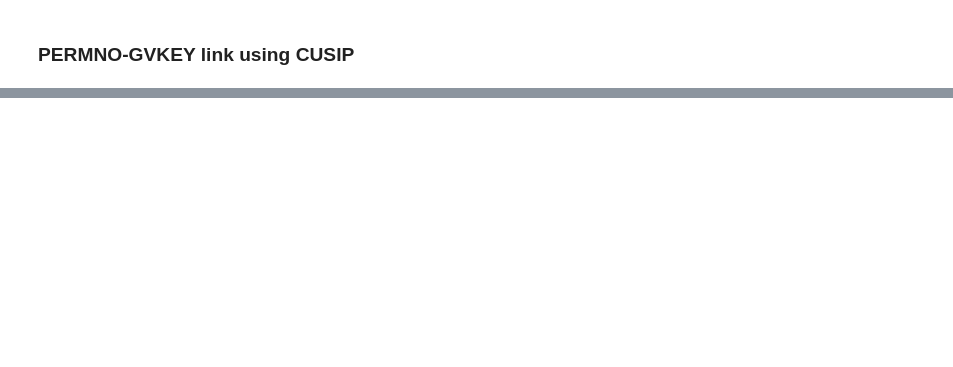
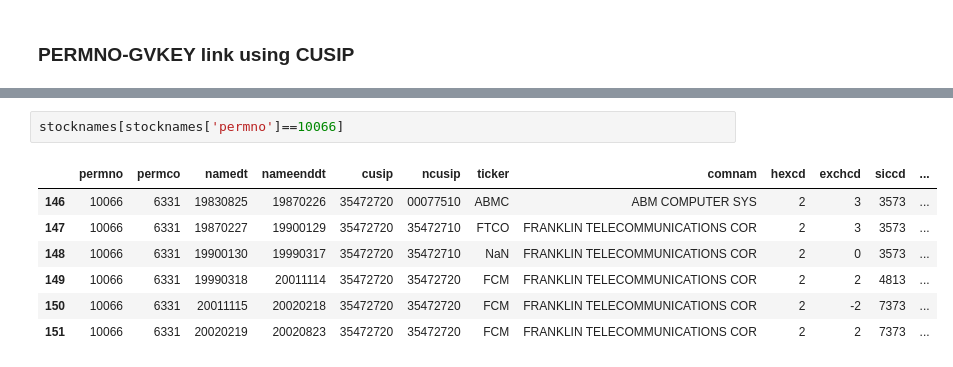
Before and after one commit to mk0417/Empirical-finance, a Jupyter notebook: jupyter-notebook/CRSP_Compustat_link.ipynb, the cells around one changed output, grey strips where cells are left out. Drawn from its saved outputs; the diff is of its cells as text; blank space fills up the shorter version.

```diff
--- a/jupyter-notebook/CRSP_Compustat_link.ipynb
+++ b/jupyter-notebook/CRSP_Compustat_link.ipynb
@@ -41,0 +180,10 @@ crsp_comp_link = crsp_cusip.merge(comp_cusip,how='inner',on='cusip')
+# %%
+stocknames[stocknames['permno']==10066]
+# %% [output]
+|  | permno | permco | namedt | nameenddt | cusip | ncusip | ticker | comnam | hexcd | exchcd | siccd | ... |
+| 146 | 10066 | 6331 | 19830825 | 19870226 | 35472720 | 00077510 | ABMC | ABM COMPUTER SYS | 2 | 3 | 3573 | ... |
+| 147 | 10066 | 6331 | 19870227 | 19900129 | 35472720 | 35472710 | FTCO | FRANKLIN TELECOMMUNICATIONS COR | 2 | 3 | 3573 | ... |
+| 148 | 10066 | 6331 | 19900130 | 19990317 | 35472720 | 35472710 | NaN | FRANKLIN TELECOMMUNICATIONS COR | 2 | 0 | 3573 | ... |
+| 149 | 10066 | 6331 | 19990318 | 20011114 | 35472720 | 35472720 | FCM | FRANKLIN TELECOMMUNICATIONS COR | 2 | 2 | 4813 | ... |
+| 150 | 10066 | 6331 | 20011115 | 20020218 | 35472720 | 35472720 | FCM | FRANKLIN TELECOMMUNICATIONS COR | 2 | -2 | 7373 | ... |
+| 151 | 10066 | 6331 | 20020219 | 20020823 | 35472720 | 35472720 | FCM | FRANKLIN TELECOMMUNICATIONS COR | 2 | 2 | 7373 | ... |
```
Also changed, not shown: parts of 42 cells of this notebook.
